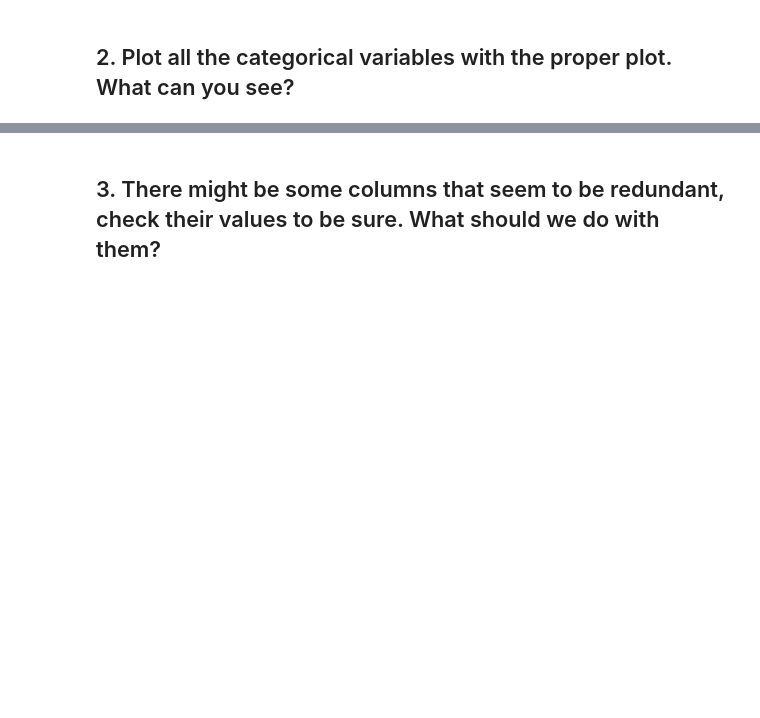
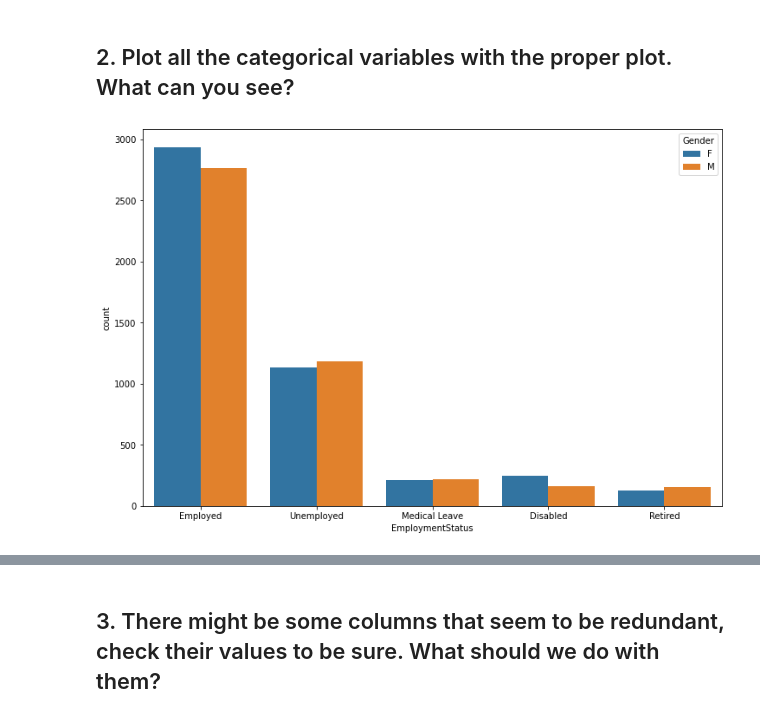
Before and after one commit to Ironhack-Data-0621-Remote/lab-feature-extraction, a Jupyter notebook: Solutions.ipynb, the cells around one changed output, grey strips where cells are left out. Drawn from its saved outputs; the diff is of its cells as text; code cells hidden in the pictures; blank space fills up the shorter version.

```diff
--- a/Solutions.ipynb
+++ b/Solutions.ipynb
@@ -11,0 +17,4 @@ categoricals.head()
+# %%
+customer_df = pd.read_csv('we_fn_use_c_marketing_customer_value_analysis.csv')
+categorical_df = customer_df.select_dtypes('object')
+categorical_df
@@ -13,0 +40,8 @@ categoricals.head()
+# %%
+# shows employment status by gender
+
+plt.figure(figsize=(12,8))
+sns.countplot('EmploymentStatus', hue='Gender', data=categorical_df)
+plt.show()
+# %% [output]
+[figure, added]
```
Also changed, not shown: parts of 16 cells of this notebook, 1 other file.
